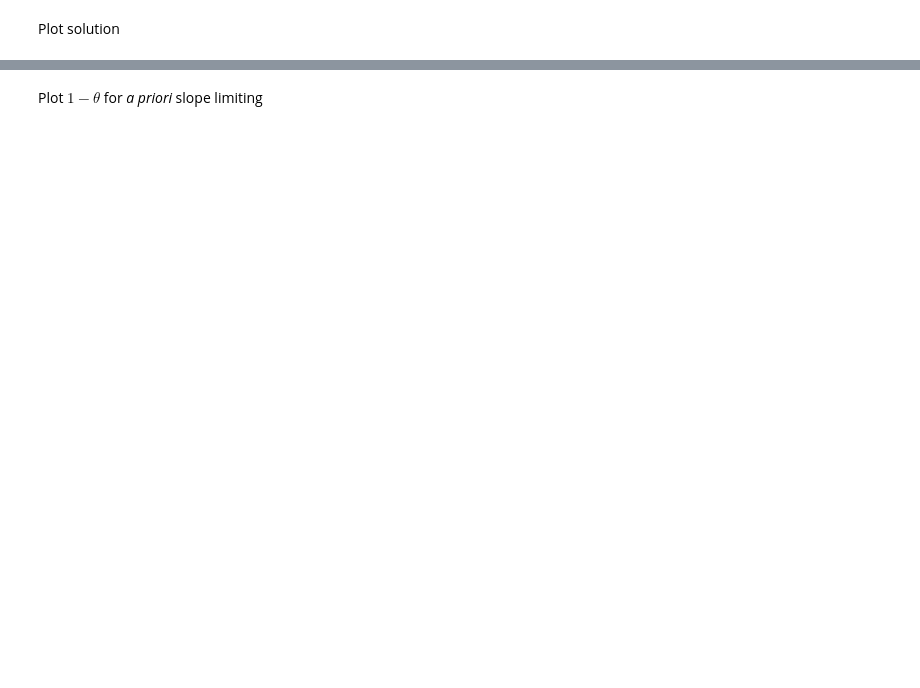
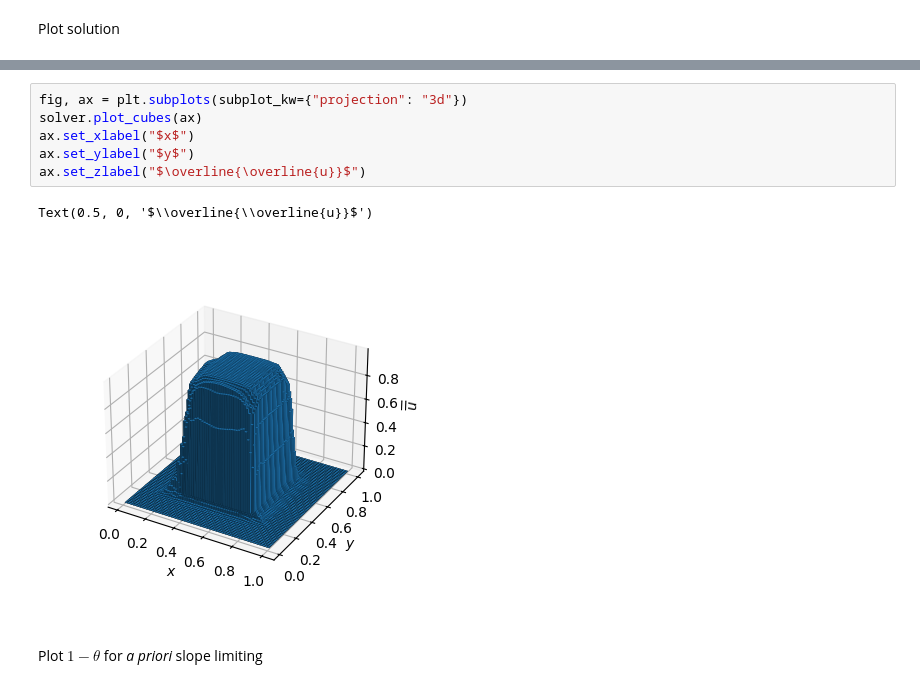
Before and after one commit to jpalafou/FVMethods, a Jupyter notebook: examples/square2d.ipynb, the cells around one changed output, grey strips where cells are left out. Drawn from its saved outputs; the diff is of its cells as text; blank space fills up the shorter version.

```diff
--- a/examples/square2d.ipynb
+++ b/examples/square2d.ipynb
@@ -83,3 +78,12 @@ fig.subplots_adjust(hspace=0.3)
+# %%
+fig, ax = plt.subplots(subplot_kw={"projection": "3d"})
+solver.plot_cubes(ax)
+ax.set_xlabel("$x$")
+ax.set_ylabel("$y$")
+ax.set_zlabel("$\overline{\overline{u}}$")
+# %% [output]
+Text(0.5, 0, '$\\overline{\\overline{u}}$')
+[figure, added]
 # %% [markdown]
 Plot $1 - \theta$ for _a priori_ slope limiting
 # %%
```
Also changed, not shown: parts of 6 cells of this notebook, 4 other files.
